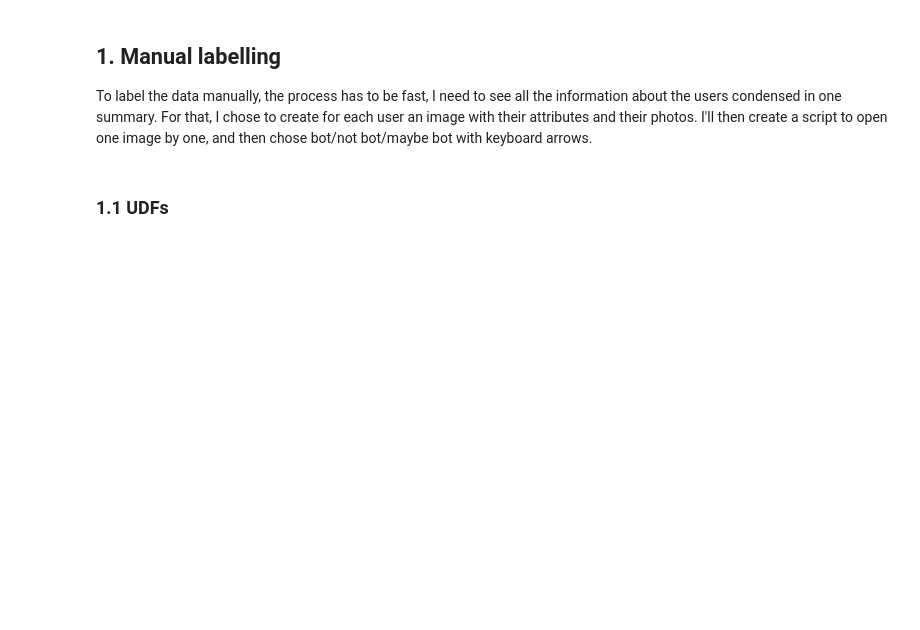
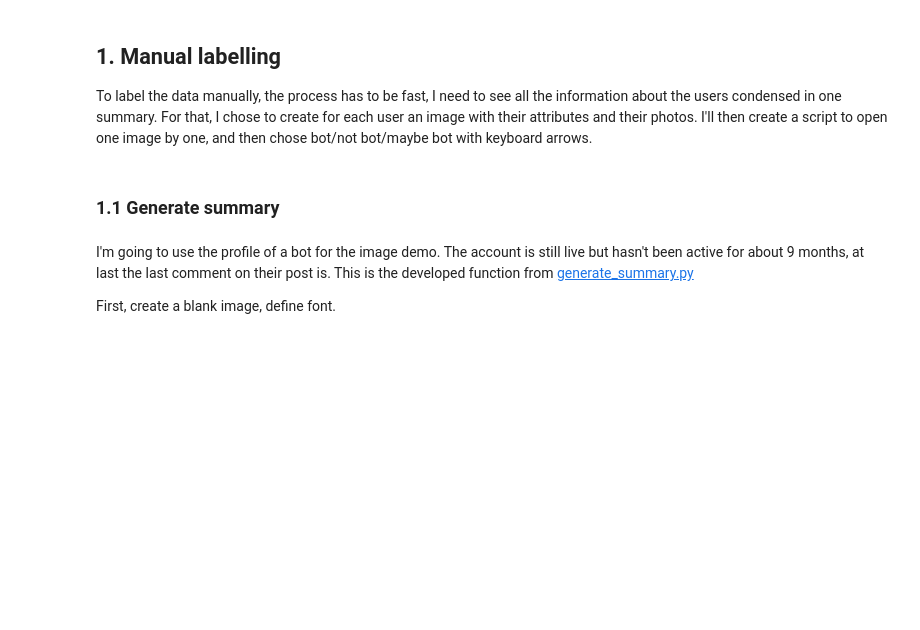
Before and after one commit to marclelamy/instagram_bot_classification, a Jupyter notebook: 3_data_labelling.ipynb, the cells around one changed output. Saved outputs shown, nothing was run; the diff lists cells and outputs as text; code cells hidden in the pictures; blank space fills up the shorter version.

Commit message:
3 - generate summary done

```diff
--- a/3_data_labelling.ipynb
+++ b/3_data_labelling.ipynb
@@ -63,2 +113,14 @@ pages = list(set(df_comments['page']))
 # %% [markdown]
-### 1.1 UDFs
+### 1.1 Generate summary
+# %% [markdown]
+I'm going to use the profile of a bot for the image demo. The account is still live but hasn't been active for about 9 months, at last the last comment on their post is. This is the developed function from [generate_summary.py](https://github.com/marclelamy/instagram_bot_classification/blob/main/3.1_generate_summary.py)
+
+First, create a blank image, define font.
+# %%
+global_image = Image.new("RGB", (1300, 450), "white")
+draw = ImageDraw.Draw(global_image)
+font = ImageFont.truetype("OpenSans-Light.ttf", 15)
+
+global_image
+# %% [output]
+[figure, added]
```
Also changed, not shown: parts of 14 cells of this notebook, 2 other files.
